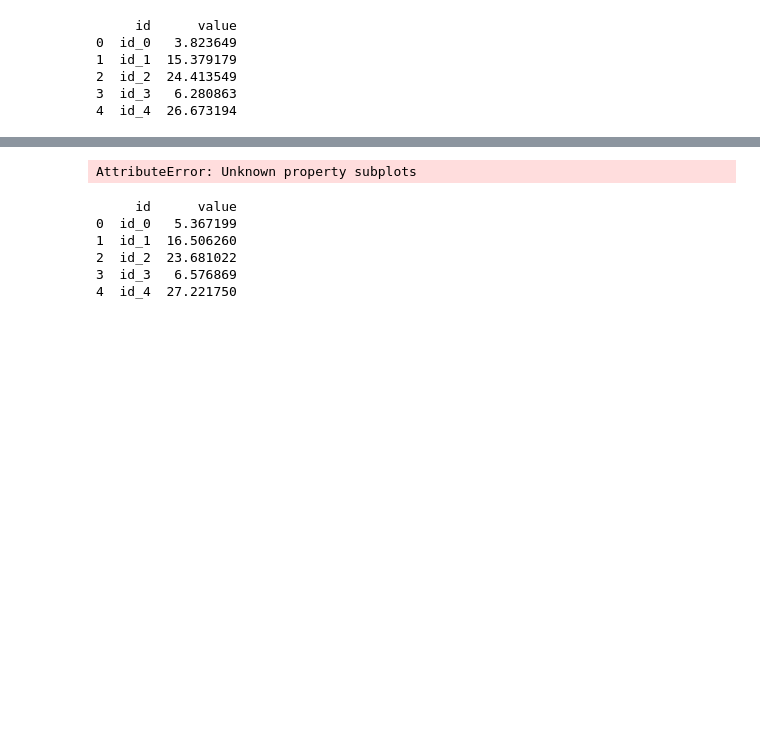
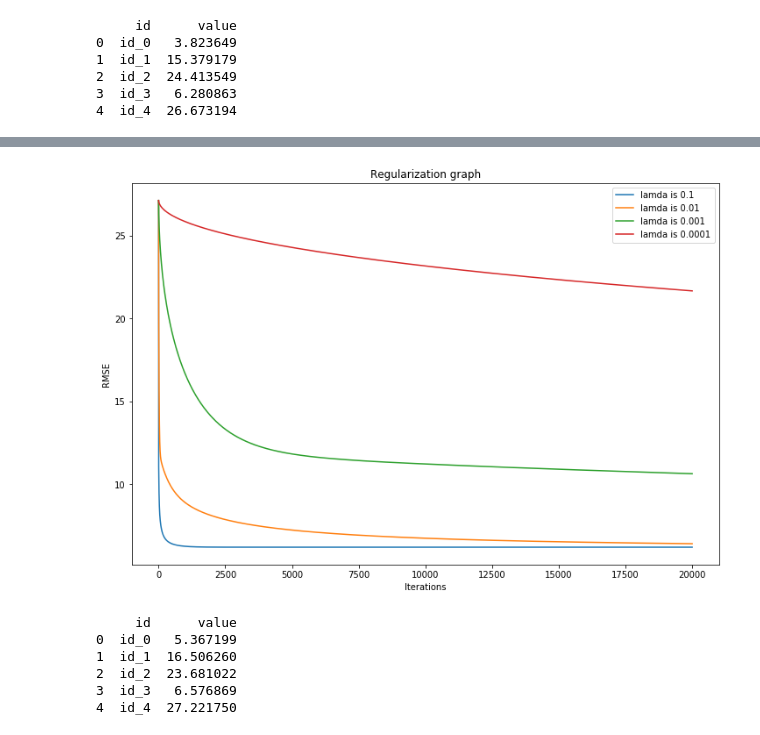
Before and after one commit to awilliea/ML2019, a Jupyter notebook: ml2019spring-hw1/report.ipynb, the cells around one changed output, grey strips where cells are left out. Cells and saved outputs as stored; diff of their text form; code cells hidden in the pictures; blank space fills up the shorter version.

```diff
--- a/ml2019spring-hw1/report.ipynb
+++ b/ml2019spring-hw1/report.ipynb
@@ -200,20 +204,25 @@ output_result('output_rp18_5.csv',pre)
 # %%
 # 1 feature 9 hour
 opt_cost = 100
 opt_w = np.ones((train_x_1_9.shape[1]))
-plt.title('Test')
+plt.figure(figsize=(12,8))
+plt.title('Regularization graph')
+plt.xlabel('Iterations')
+plt.ylabel('RMSE')
 for i in [0.1,0.01,0.001,0.0001]:
     w,cost = Adagrad(train_x_1_9,train_y_9,i,20000)
 #     if(cost[-1] < opt_cost):
 #         opt_cost = cost[-1]
 #         opt_w = w
 #     print(cost[-1])
     x = [i for i in range(20000)]
     y = np.array(cost)**0.5
-    plt.plot(x,y,label=f'lamda is {i}',subplots=True)
-    plt.show()
+    plt.plot(x,y,label=f'lamda is {i}')
+plt.legend(loc = 'upper right')
+plt.show()
+plt.savefig('regularization.png')
 # %% [output]
-AttributeError: Unknown property subplots
+[figure, added]
 # %%
 pre = np.dot(test_x_1_9,opt_w)
 output_result('output_rp1.csv',pre)
```
Also changed, not shown: parts of 2 cells of this notebook, 3 other files.
